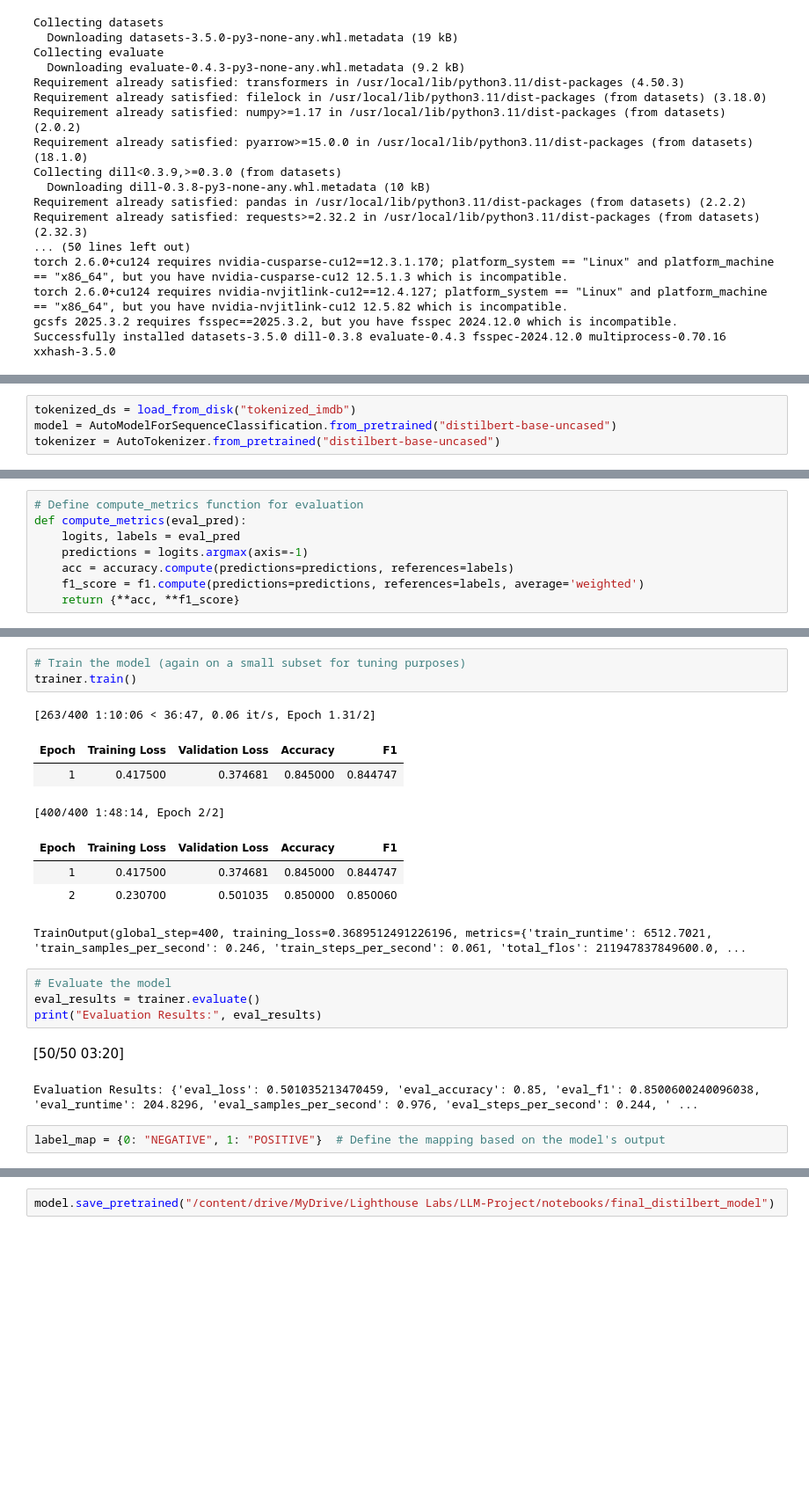
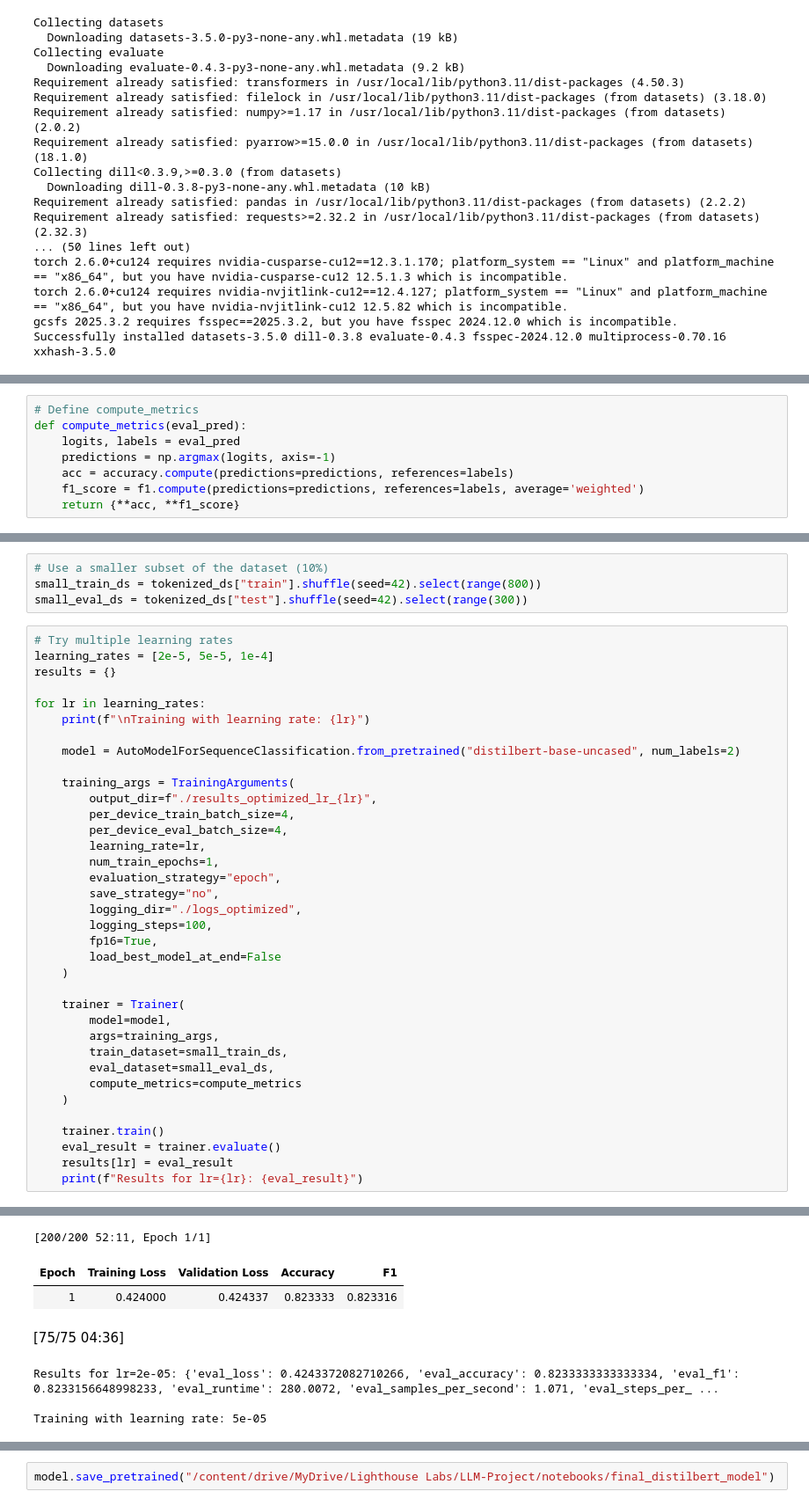
Before and after one commit to nn4ncyy/LLM-Project, a Jupyter notebook: notebooks/4-optimization.ipynb, the cells around one changed output, grey strips where cells are left out. Shown at 88% size. Drawn from its saved outputs; the diff is of its cells as text; blank space fills up the shorter version.

```diff
--- a/notebooks/4-optimization.ipynb
+++ b/notebooks/4-optimization.ipynb
@@ -34,4 +40,0 @@ from transformers import AutoTokenizer, AutoModelForSequenceClassification
-# %%
-tokenized_ds = load_from_disk("tokenized_imdb")
-model = AutoModelForSequenceClassification.from_pretrained("distilbert-base-uncased")
-tokenizer = AutoTokenizer.from_pretrained("distilbert-base-uncased")
@@ -49,8 +57,8 @@ f1 = evaluate.load("f1")
 # %%
-# Define compute_metrics function for evaluation
+# Define compute_metrics
 def compute_metrics(eval_pred):
     logits, labels = eval_pred
-    predictions = logits.argmax(axis=-1)
+    predictions = np.argmax(logits, axis=-1)
     acc = accuracy.compute(predictions=predictions, references=labels)
     f1_score = f1.compute(predictions=predictions, references=labels, average='weighted')
     return {**acc, **f1_score}
@@ -95,21 +65,41 @@ os.environ["PYTORCH_CUDA_ALLOC_CONF"] = "expandable_segments:True"
-# %%
-# Train the model (again on a small subset for tuning purposes)
-trainer.train()
-# %% [output]
-[263/400 1:10:06 < 36:47, 0.06 it/s, Epoch 1.31/2]
-| Epoch | Training Loss | Validation Loss | Accuracy | F1 |
-| 1 | 0.417500 | 0.374681 | 0.845000 | 0.844747 |
-[400/400 1:48:14, Epoch 2/2]
-| Epoch | Training Loss | Validation Loss | Accuracy | F1 |
-| 1 | 0.417500 | 0.374681 | 0.845000 | 0.844747 |
-| 2 | 0.230700 | 0.501035 | 0.850000 | 0.850060 |
-TrainOutput(global_step=400, training_loss=0.3689512491226196, metrics={'train_runtime': 6512.7021, 'train_samples_per_second': 0.246, 'train_steps_per_second': 0.061, 'total_flos': 211947837849600.0, ...
-# %%
-# Evaluate the model
-eval_results = trainer.evaluate()
-print("Evaluation Results:", eval_results)
-# %% [output]
-[50/50 03:20]
-Evaluation Results: {'eval_loss': 0.501035213470459, 'eval_accuracy': 0.85, 'eval_f1': 0.8500600240096038, 'eval_runtime': 204.8296, 'eval_samples_per_second': 0.976, 'eval_steps_per_second': 0.244, ' ...
-# %%
-label_map = {0: "NEGATIVE", 1: "POSITIVE"}  # Define the mapping based on the model's output
+# %%
+# Use a smaller subset of the dataset (10%)
+small_train_ds = tokenized_ds["train"].shuffle(seed=42).select(range(800))
+small_eval_ds = tokenized_ds["test"].shuffle(seed=42).select(range(300))
+# %%
+# Try multiple learning rates
+learning_rates = [2e-5, 5e-5, 1e-4]
+results = {}
+
+for lr in learning_rates:
+    print(f"\nTraining with learning rate: {lr}")
+
+    model = AutoModelForSequenceClassification.from_pretrained("distilbert-base-uncased", num_labels=2)
+
+    training_args = TrainingArguments(
+        output_dir=f"./results_optimized_lr_{lr}",
+        per_device_train_batch_size=4,
+        per_device_eval_batch_size=4,
+        learning_rate=lr,
+        num_train_epochs=1,
+        evaluation_strategy="epoch",
+        save_strategy="no",
+        logging_dir="./logs_optimized",
+        logging_steps=100,
+        fp16=True,
+        load_best_model_at_end=False
+    )
+
+    trainer = Trainer(
+        model=model,
+        args=training_args,
+        train_dataset=small_train_ds,
+        eval_dataset=small_eval_ds,
+        compute_metrics=compute_metrics
+    )
+
+    trainer.train()
+    eval_result = trainer.evaluate()
+    results[lr] = eval_result
+    print(f"Results for lr={lr}: {eval_result}")
+# %% [output]
@@ -115,0 +110,7 @@ label_map = {0: "NEGATIVE", 1: "POSITIVE"}  # Define the mapping based on the mo
+[200/200 52:11, Epoch 1/1]
+| Epoch | Training Loss | Validation Loss | Accuracy | F1 |
+| 1 | 0.424000 | 0.424337 | 0.823333 | 0.823316 |
+[75/75 04:36]
+Results for lr=2e-05: {'eval_loss': 0.4243372082710266, 'eval_accuracy': 0.8233333333333334, 'eval_f1': 0.8233156648998233, 'eval_runtime': 280.0072, 'eval_samples_per_second': 1.071, 'eval_steps_per_ ...
+
+Training with learning rate: 5e-05
```
Also changed, not shown: parts of 9 cells of this notebook, 3 other files.
